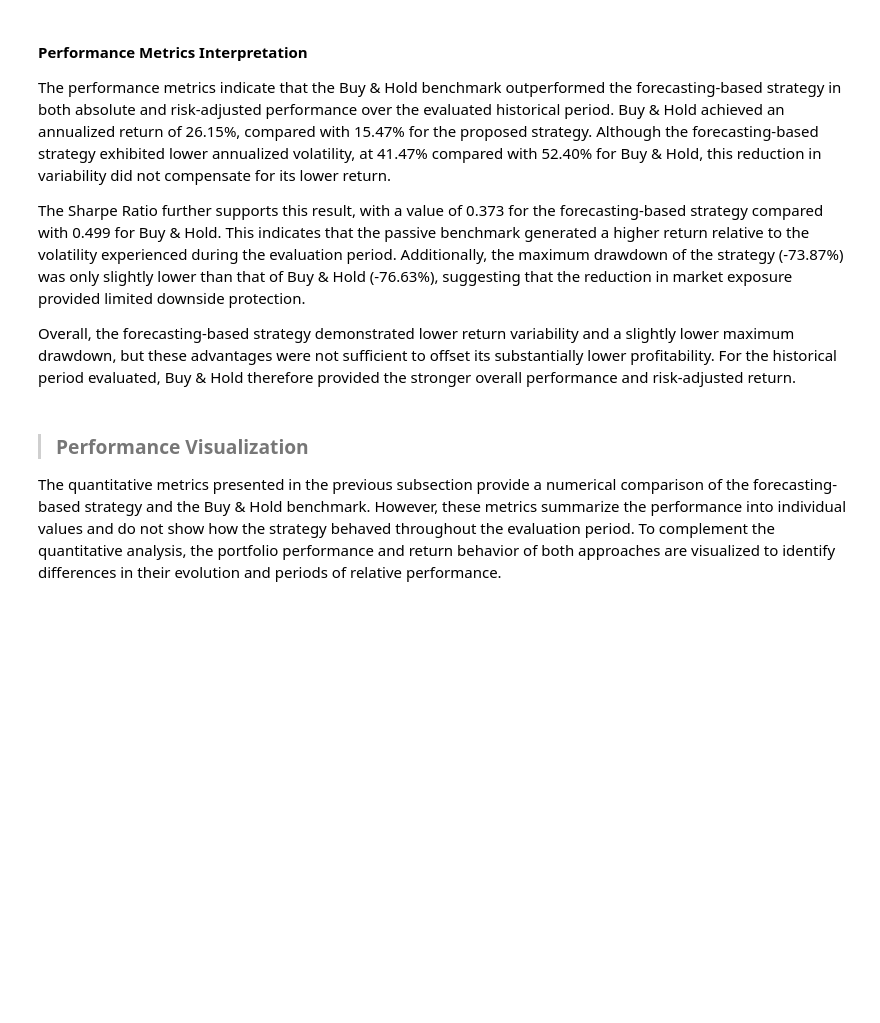
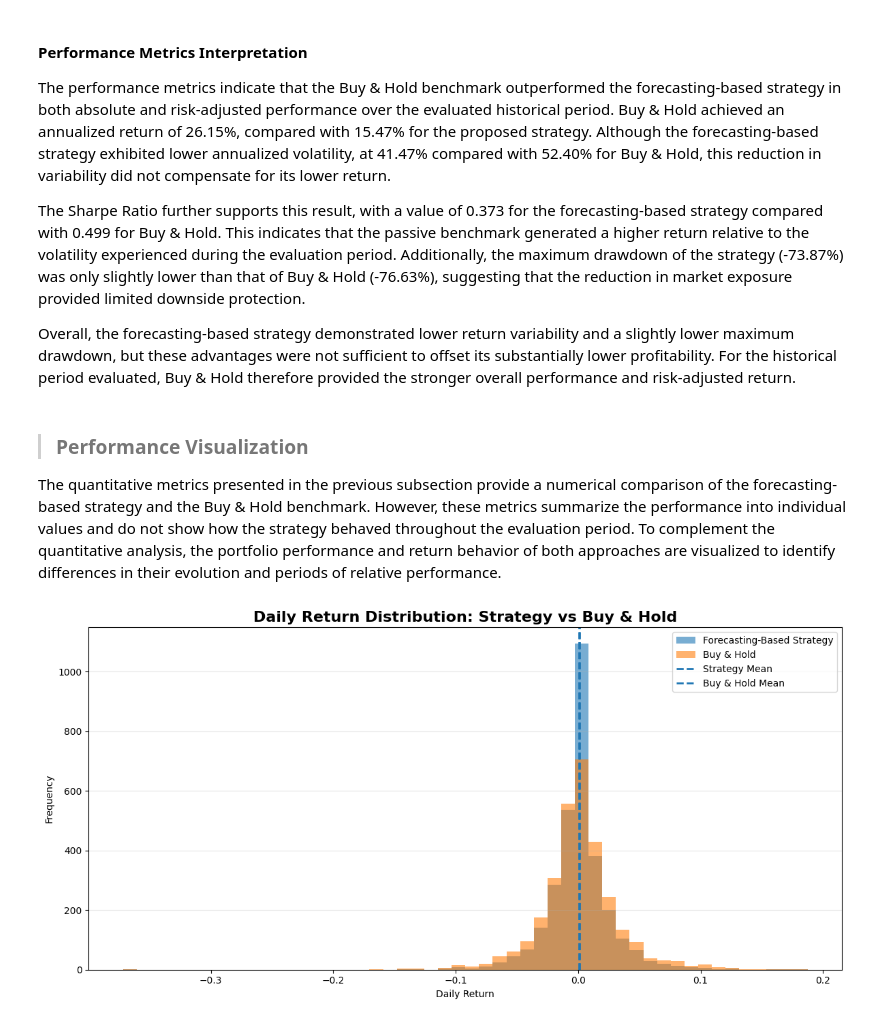
Before and after one commit to GaelRendon/Financial-market-regime-detetcion-system, a Jupyter notebook: notebooks/08_strategy_evaluation.ipynb, the cells around one changed output. Saved outputs shown, nothing was run; the diff lists cells and outputs as text; code cells hidden in the pictures; blank space fills up the shorter version.

```diff
--- a/notebooks/08_strategy_evaluation.ipynb
+++ b/notebooks/08_strategy_evaluation.ipynb
@@ -699,3 +699,48 @@ Overall, the forecasting-based strategy demonstrated lower return variability an
 > ### Performance Visualization
 
 The quantitative metrics presented in the previous subsection provide a numerical comparison of the forecasting-based strategy and the Buy & Hold benchmark. However, these metrics summarize the performance into individual values and do not show how the strategy behaved throughout the evaluation period. To complement the quantitative analysis, the portfolio performance and return behavior of both approaches are visualized to identify differences in their evolution and periods of relative performance.
+# %%
+# ============================================
+# Return Distribution Comparison
+# ============================================
+
+plt.figure(figsize=(12, 6))
+
+plt.hist(
+    backtest_df["Strategy_Return"].dropna(),
+    bins=50,
+    alpha=0.6,
+    label="Forecasting-Based Strategy"
+)
+
+plt.hist(
+    backtest_df["Market_Return"].dropna(),
+    bins=50,
+    alpha=0.6,
+    label="Buy & Hold"
+)
+
+plt.axvline(
+    backtest_df["Strategy_Return"].mean(),
+    linestyle="--",
+    linewidth=2,
+    label="Strategy Mean"
+)
+
+plt.axvline(
+    backtest_df["Market_Return"].mean(),
+    linestyle="--",
+    linewidth=2,
+    label="Buy & Hold Mean"
+)
+
+plt.title("Daily Return Distribution: Strategy vs Buy & Hold", fontsize=16, weight="bold")
+plt.xlabel("Daily Return")
+plt.ylabel("Frequency")
+
+plt.legend()
+plt.grid(axis="y", alpha=0.3)
+plt.tight_layout()
+plt.show()
+# %% [output]
+[figure, added]
```
Also changed, not shown: parts of 2 cells of this notebook.
